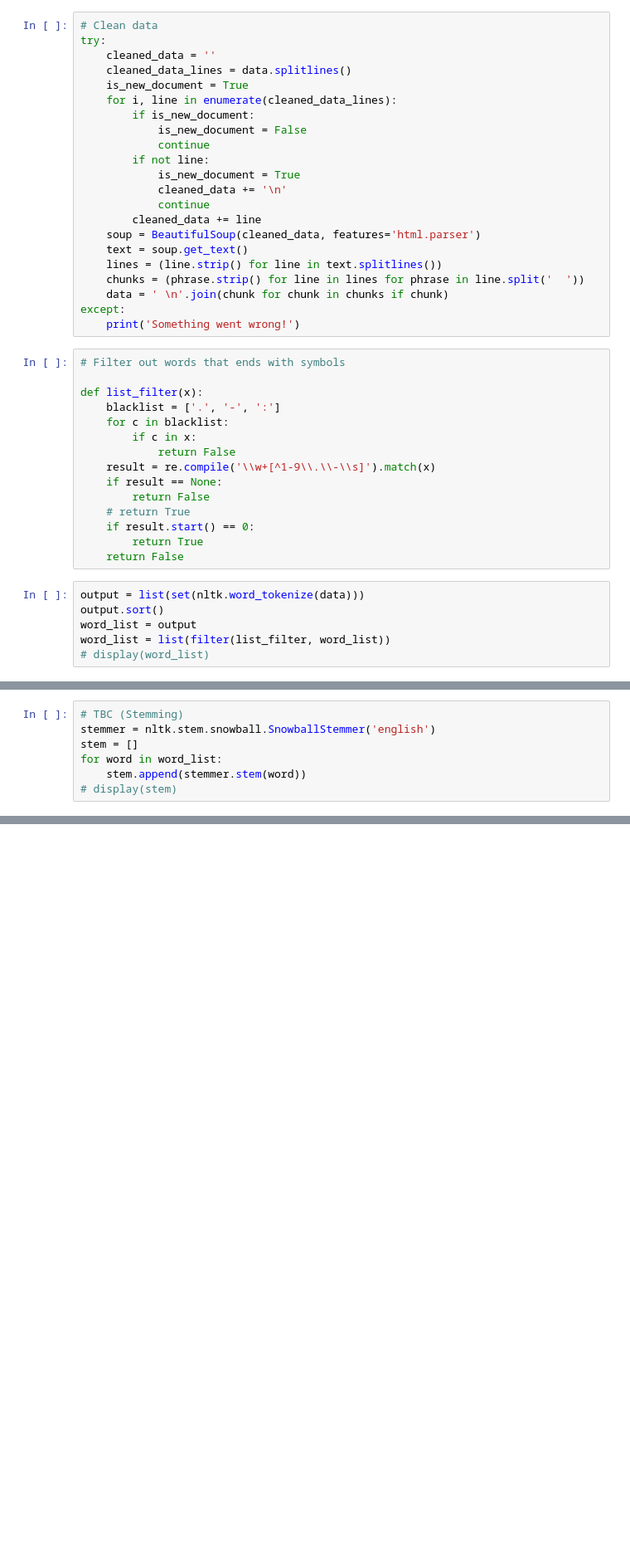
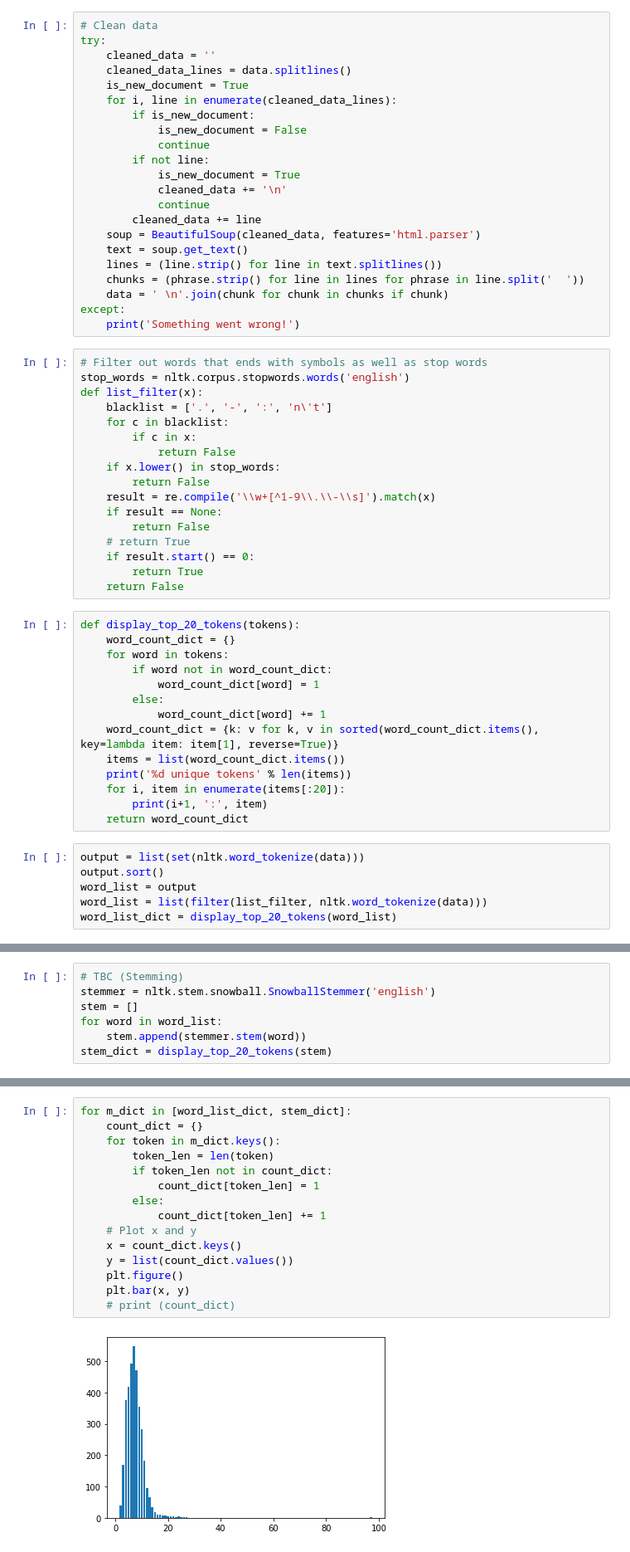
Before and after one commit to SylomRouza/Assignment1, a Jupyter notebook: waigie/se.ipynb, the cells around one changed output, grey strips where cells are left out. Shown at 83% size. Cells and saved outputs as stored; diff of their text form; blank space fills up the shorter version.

```diff
--- a/waigie/se.ipynb
+++ b/waigie/se.ipynb
@@ -46,13 +50,15 @@ try:
 except:
     print('Something went wrong!')
 # %%
-# Filter out words that ends with symbols
-
+# Filter out words that ends with symbols as well as stop words
+stop_words = nltk.corpus.stopwords.words('english')
 def list_filter(x):
-    blacklist = ['.', '-', ':']
+    blacklist = ['.', '-', ':', 'n\'t']
     for c in blacklist:
         if c in x:
             return False
+    if x.lower() in stop_words:
+        return False
     result = re.compile('\\w+[^1-9\\.\\-\\s]').match(x)
     if result == None:
         return False
@@ -60,9 +66,23 @@ def list_filter(x):
     if result.start() == 0:
         return True
     return False
+# %%
+def display_top_20_tokens(tokens):
+    word_count_dict = {}
+    for word in tokens:
+        if word not in word_count_dict:
+            word_count_dict[word] = 1
+        else:
+            word_count_dict[word] += 1
+    word_count_dict = {k: v for k, v in sorted(word_count_dict.items(), key=lambda item: item[1], reverse=True)}
+    items = list(word_count_dict.items())
+    print('%d unique tokens' % len(items))
+    for i, item in enumerate(items[:20]):
+        print(i+1, ':', item)
+    return word_count_dict
 # %%
 output = list(set(nltk.word_tokenize(data)))
 output.sort()
 word_list = output
-word_list = list(filter(list_filter, word_list))
-# display(word_list)
+word_list = list(filter(list_filter, nltk.word_tokenize(data)))
+word_list_dict = display_top_20_tokens(word_list)
@@ -72,4 +110,4 @@ stemmer = nltk.stem.snowball.SnowballStemmer('english')
 stem = []
 for word in word_list:
     stem.append(stemmer.stem(word))
-# display(stem)
+stem_dict = display_top_20_tokens(stem)
@@ -75,0 +132,17 @@ for word in word_list:
+# %%
+for m_dict in [word_list_dict, stem_dict]:
+    count_dict = {}
+    for token in m_dict.keys():
+        token_len = len(token)
+        if token_len not in count_dict:
+            count_dict[token_len] = 1
+        else:
+            count_dict[token_len] += 1
+    # Plot x and y
+    x = count_dict.keys()
+    y = list(count_dict.values())
+    plt.figure()
+    plt.bar(x, y)
+    # print (count_dict)
+# %% [output]
+[figure, added]
```
Also changed, not shown: parts of 5 cells of this notebook, 2 other files.
